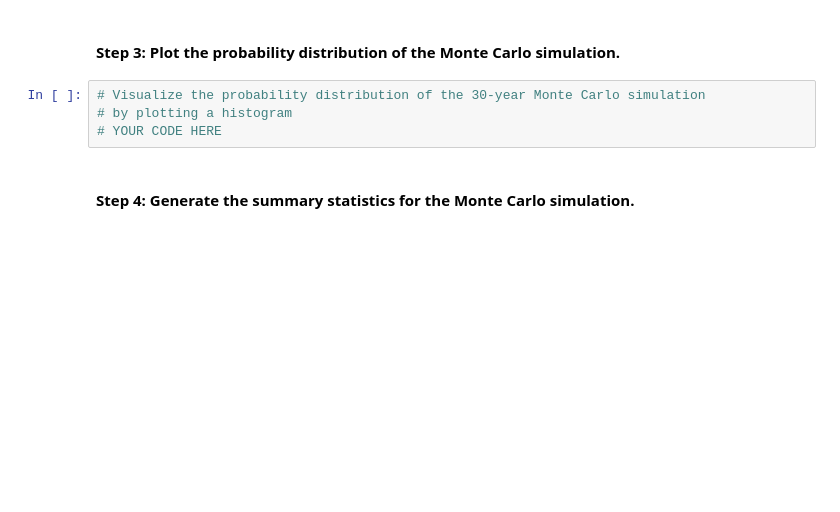
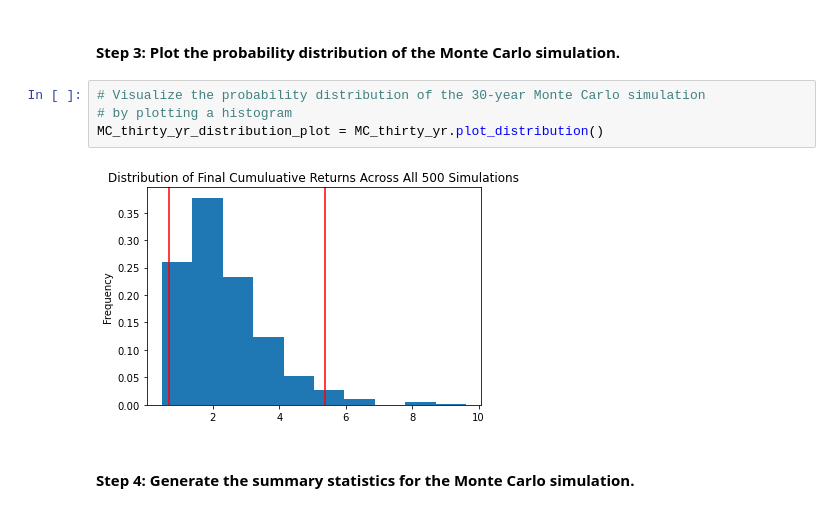
Before and after one commit to zvahidy/Financial-Planning, a Jupyter notebook: financial_planning_tools.ipynb, the cells around one changed output. Cells and saved outputs as stored; diff of their text form; blank space fills up the shorter version.

```diff
--- a/financial_planning_tools.ipynb
+++ b/financial_planning_tools.ipynb
@@ -472,7 +553,9 @@ In this section, you’ll use the MCForecastTools library to create a Monte Carl
 # %%
 # Visualize the probability distribution of the 30-year Monte Carlo simulation
 # by plotting a histogram
-# YOUR CODE HERE
+MC_thirty_yr_distribution_plot = MC_thirty_yr.plot_distribution()
+# %% [output]
+[figure, added]
 # %% [markdown]
 #### Step 4: Generate the summary statistics for the Monte Carlo simulation.
 # %%
```
Also changed, not shown: parts of 8 cells of this notebook.
